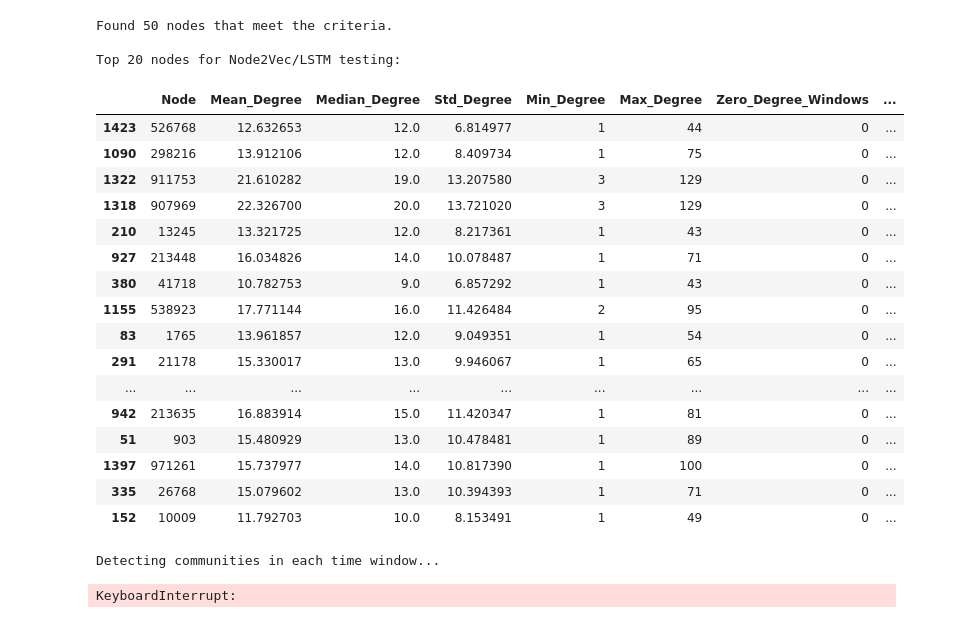
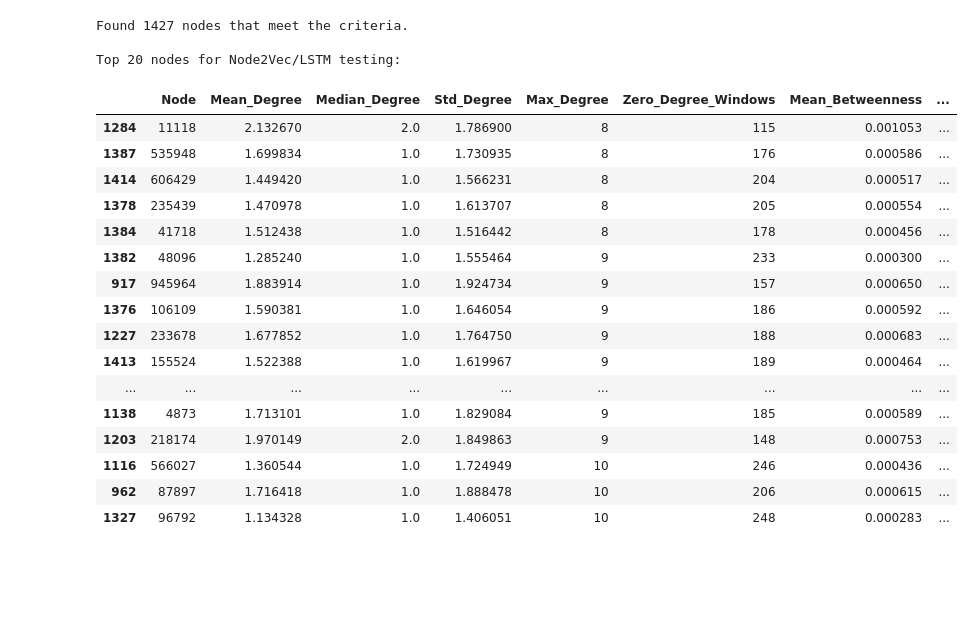
Before and after one commit to up202108724/Dissertation25-26, a Jupyter notebook: GNN/DynamicSimilarities/GraphAnalysis/graph_analysis.ipynb, the cells around one changed output. Saved outputs shown, nothing was run; the diff lists cells and outputs as text; code cells hidden in the pictures; blank space fills up the shorter version.

Commit message:
building/plotting the graphs

```diff
--- a/GNN/DynamicSimilarities/GraphAnalysis/graph_analysis.ipynb
+++ b/GNN/DynamicSimilarities/GraphAnalysis/graph_analysis.ipynb
@@ -5,12 +5,25 @@ import sys
 import os
 # %%
 import pickle
+import os
 
-SIMILARITY_METHOD = "kendall"
+SIMILARITY_METHOD = None
+INVARIANT_DISTANCE_METHOD = "cid"
 WINDOW_SIZE = 7
 STEP_SIZE = 1
-# Caminho para o ficheiro exportado (ajuste se guardou noutra pasta)
-pkl_path = f'../GraphAnalysis/{SIMILARITY_METHOD}/dynamic_graphs_output_{SIMILARITY_METHOD}_0.8_Window{WINDOW_SIZE}_Step{STEP_SIZE}.pkl'
+SIMILARITY_THRESHOLD = 0.8
+
+# The invariances generate "dynamic_invariances_output_" while similarities generate "dynamic_graphs_output_"
+if INVARIANT_DISTANCE_METHOD is not None and SIMILARITY_METHOD is None:
+    base_name = f'dynamic_invariances_output_{INVARIANT_DISTANCE_METHOD}_{SIMILARITY_THRESHOLD}_Window{WINDOW_SIZE}_Step{STEP_SIZE}'
+    pkl_path = f'../GraphAnalysis/DynamicGraphPkls/{INVARIANT_DISTANCE_METHOD}/{base_name}.pkl'
+    plot_dir = f'../GraphAnalysis/DynamicGraphPkls/{INVARIANT_DISTANCE_METHOD}/{base_name}_plots'
+else:
+    base_name = f'dynamic_graphs_output_{SIMILARITY_METHOD}_{SIMILARITY_THRESHOLD}_Window{WINDOW_SIZE}_Step{STEP_SIZE}'
+    pkl_path = f'../GraphAnalysis/DynamicGraphPkls/{SIMILARITY_METHOD}/{base_name}.pkl'
+    plot_dir = f'../GraphAnalysis/DynamicGraphPkls/{SIMILARITY_METHOD}/{base_name}_plots'
+
+os.makedirs(plot_dir, exist_ok=True)
 
 print(f"A carregar grafos e features pré-computados de {pkl_path}...")
 with open(pkl_path, 'rb') as f:
@@ -18,12 +31,11 @@ with open(pkl_path, 'rb') as f:
 
 # Extrair todas as variáveis de volta para o ambiente do notebook
 graphs = graph_data['graphs']
-sim_dfs = graph_data['sim_dfs']
+sim_dfs = graph_data.get('sim_dfs', graph_data.get('dist_dfs')) # Handles backward compat between similarities and distances
 df_pivots = graph_data['df_pivots']
 window_info = graph_data['window_info']
-dynamic_graph_features = graph_data['dynamic_graph_features']
-
-
+dynamic_graph_features = graph_data.get('dynamic_graph_features') # Might be None
 
 print(f"Sucesso! Foram carregadas as informações de {len(graphs)} janelas temporais.")
+print(f"Os gráficos serão guardados em: {plot_dir}")
 # %% [output]
@@ -195,41 +333,39 @@ Calculation complete!
 df_node_stats.to_csv(f'node_stats_{SIMILARITY_METHOD}_Window{WINDOW_SIZE}_Step{STEP_SIZE}.csv', index=False)
 # %%
 
-well_connected_nodes = df_node_stats[
-    (df_node_stats['Median_Degree'] >= 5) &
-    (df_node_stats['Zero_Degree_Windows'] == 0)
-].sort_values(by=['Stability_Score', 'Mean_Degree'], ascending=[False, False])
+well_connected_nodes = df_node_stats.sort_values(by="Max_Degree", ascending=True)
 
 print(f"Found {len(well_connected_nodes)} nodes that meet the criteria.")
 print("\nTop 20 nodes for Node2Vec/LSTM testing:")
 display(well_connected_nodes.head(20))
 
 # Save the list of good candidate nodes for later use
 candidate_nodes = well_connected_nodes['Node'].tolist()
 # %% [output]
-Found 50 nodes that meet the criteria.
+Found 1427 nodes that meet the criteria.
 
 Top 20 nodes for Node2Vec/LSTM testing:
-|  | Node | Mean_Degree | Median_Degree | Std_Degree | Min_Degree | Max_Degree | Zero_Degree_Windows | ... |
-| 1423 | 526768 | 12.632653 | 12.0 | 6.814977 | 1 | 44 | 0 | ... |
-| 1090 | 298216 | 13.912106 | 12.0 | 8.409734 | 1 | 75 | 0 | ... |
-| 1322 | 911753 | 21.610282 | 19.0 | 13.207580 | 3 | 129 | 0 | ... |
-| 1318 | 907969 | 22.326700 | 20.0 | 13.721020 | 3 | 129 | 0 | ... |
-| 210 | 13245 | 13.321725 | 12.0 | 8.217361 | 1 | 43 | 0 | ... |
-| 927 | 213448 | 16.034826 | 14.0 | 10.078487 | 1 | 71 | 0 | ... |
-| 380 | 41718 | 10.782753 | 9.0 | 6.857292 | 1 | 43 | 0 | ... |
-| 1155 | 538923 | 17.771144 | 16.0 | 11.426484 | 2 | 95 | 0 | ... |
-| 83 | 1765 | 13.961857 | 12.0 | 9.049351 | 1 | 54 | 0 | ... |
-| 291 | 21178 | 15.330017 | 13.0 | 9.946067 | 1 | 65 | 0 | ... |
+|  | Node | Mean_Degree | Median_Degree | Std_Degree | Max_Degree | Zero_Degree_Windows | Mean_Betweenness | ... |
+| 1284 | 11118 | 2.132670 | 2.0 | 1.786900 | 8 | 115 | 0.001053 | ... |
+| 1387 | 535948 | 1.699834 | 1.0 | 1.730935 | 8 | 176 | 0.000586 | ... |
+| 1414 | 606429 | 1.449420 | 1.0 | 1.566231 | 8 | 204 | 0.000517 | ... |
+| 1378 | 235439 | 1.470978 | 1.0 | 1.613707 | 8 | 205 | 0.000554 | ... |
+| 1384 | 41718 | 1.512438 | 1.0 | 1.516442 | 8 | 178 | 0.000456 | ... |
+| 1382 | 48096 | 1.285240 | 1.0 | 1.555464 | 9 | 233 | 0.000300 | ... |
+| 917 | 945964 | 1.883914 | 1.0 | 1.924734 | 9 | 157 | 0.000650 | ... |
+| 1376 | 106109 | 1.590381 | 1.0 | 1.646054 | 9 | 186 | 0.000592 | ... |
+| 1227 | 233678 | 1.677852 | 1.0 | 1.764750 | 9 | 188 | 0.000683 | ... |
+| 1413 | 155524 | 1.522388 | 1.0 | 1.619967 | 9 | 189 | 0.000464 | ... |
 | ... | ... | ... | ... | ... | ... | ... | ... | ... |
-| 942 | 213635 | 16.883914 | 15.0 | 11.420347 | 1 | 81 | 0 | ... |
-| 51 | 903 | 15.480929 | 13.0 | 10.478481 | 1 | 89 | 0 | ... |
-| 1397 | 971261 | 15.737977 | 14.0 | 10.817390 | 1 | 100 | 0 | ... |
-| 335 | 26768 | 15.079602 | 13.0 | 10.394393 | 1 | 71 | 0 | ... |
-| 152 | 10009 | 11.792703 | 10.0 | 8.153491 | 1 | 49 | 0 | ... |
+| 1138 | 4873 | 1.713101 | 1.0 | 1.829084 | 9 | 185 | 0.000589 | ... |
+| 1203 | 218174 | 1.970149 | 2.0 | 1.849863 | 9 | 148 | 0.000753 | ... |
+| 1116 | 566027 | 1.360544 | 1.0 | 1.724949 | 10 | 246 | 0.000436 | ... |
+| 962 | 87897 | 1.716418 | 1.0 | 1.888478 | 10 | 206 | 0.000615 | ... |
+| 1327 | 96792 | 1.134328 | 1.0 | 1.406051 | 10 | 248 | 0.000283 | ... |
 # %%
 lowest_max_degree = df_node_stats['Max_Degree'].min()
 # %%
+'''
 import networkx as nx
 from networkx.algorithms.community import louvain_communities
 from collections import defaultdict
@@ -288,6 +424,5 @@ stable_components.sort(key=len, reverse=True) # Sort by size
 print(f"\nExtracted {len(stable_components)} stable clusters over time.")
 for i, comp in enumerate(stable_components[:5]): # Print top 5 largest stable clusters
     print(f"Stable Cluster {i+1} (Size {len(comp)}): {list(comp)[:10]}...")
+
+    '''
-# %% [output]
-Detecting communities in each time window...
-KeyboardInterrupt:
```
Also changed, not shown: parts of 7 cells of this notebook, 40 other files.
